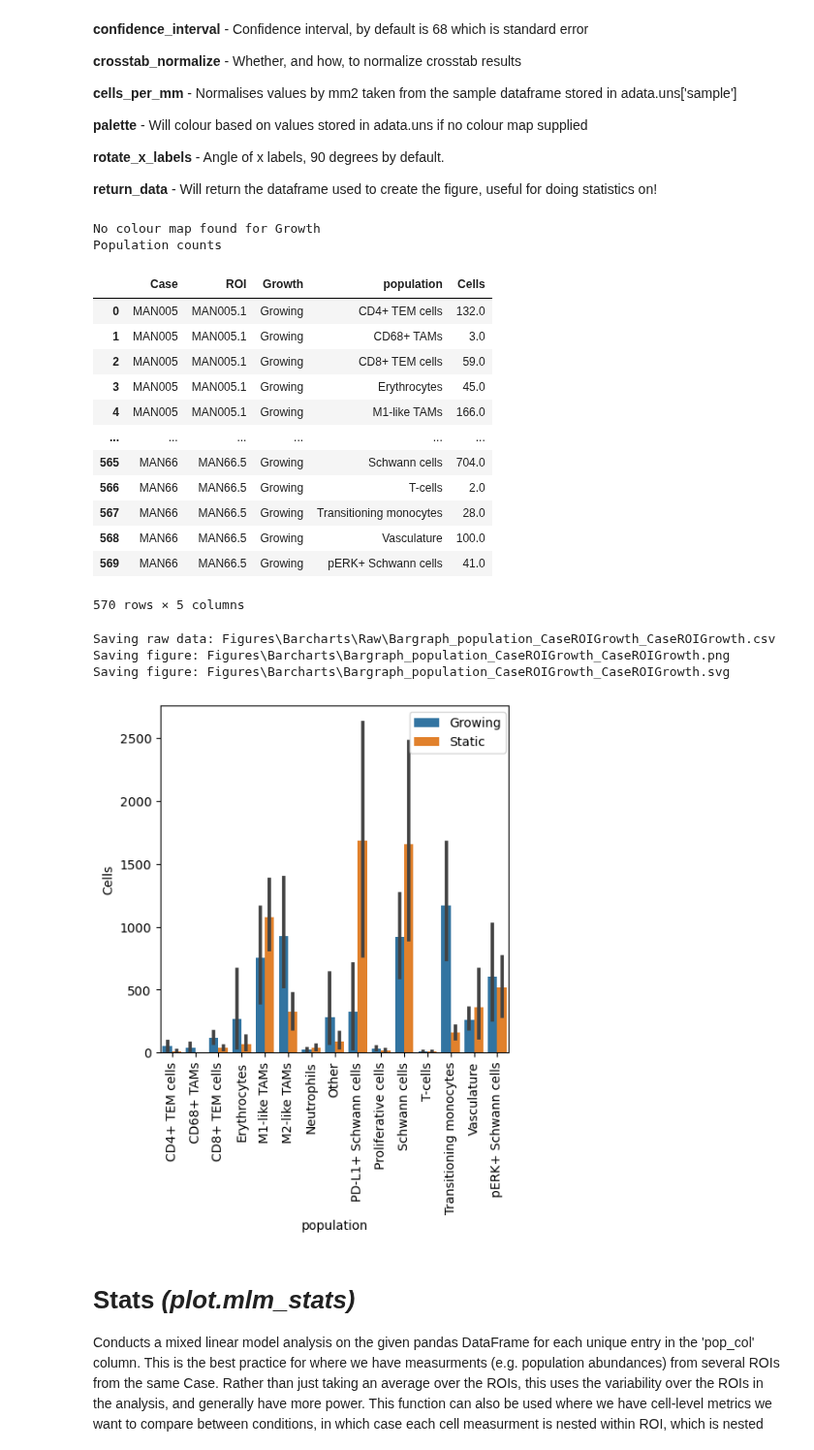
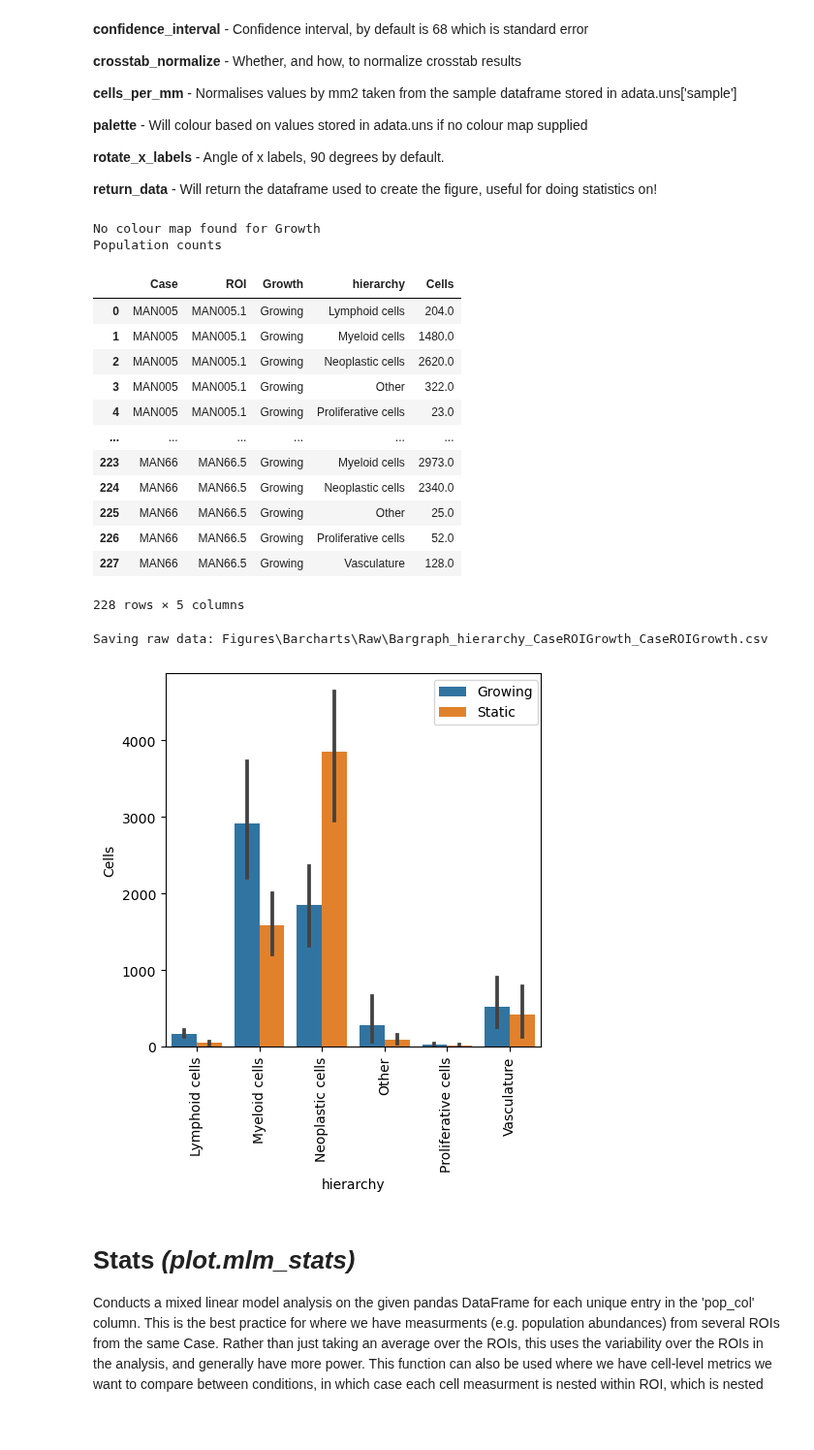
Before and after one commit to dr-michael-haley/imcanalysis, a Jupyter notebook: Mike_IMC_Pipeline/4. Plotting.ipynb, the cells around one changed output. Shown at 97% size. Cells and saved outputs as stored; diff of their text form; code cells hidden in the pictures; blank space fills up the shorter version.

```diff
--- a/Mike_IMC_Pipeline/4. Plotting.ipynb
+++ b/Mike_IMC_Pipeline/4. Plotting.ipynb
@@ -39,28 +39,26 @@ This plots bargraphs, either for population abundances, or for measured values.
 # %%
 data = plot.bargraph(adata,
                      hue='Growth',
-                     pop_col='population',
+                     pop_col='hierarchy',
                      return_data=True)
 # %% [output]
 No colour map found for Growth
 Population counts
-|  | Case | ROI | Growth | population | Cells |
-| 0 | MAN005 | MAN005.1 | Growing | CD4+ TEM cells | 132.0 |
-| 1 | MAN005 | MAN005.1 | Growing | CD68+ TAMs | 3.0 |
-| 2 | MAN005 | MAN005.1 | Growing | CD8+ TEM cells | 59.0 |
-| 3 | MAN005 | MAN005.1 | Growing | Erythrocytes | 45.0 |
-| 4 | MAN005 | MAN005.1 | Growing | M1-like TAMs | 166.0 |
+|  | Case | ROI | Growth | hierarchy | Cells |
+| 0 | MAN005 | MAN005.1 | Growing | Lymphoid cells | 204.0 |
+| 1 | MAN005 | MAN005.1 | Growing | Myeloid cells | 1480.0 |
+| 2 | MAN005 | MAN005.1 | Growing | Neoplastic cells | 2620.0 |
+| 3 | MAN005 | MAN005.1 | Growing | Other | 322.0 |
+| 4 | MAN005 | MAN005.1 | Growing | Proliferative cells | 23.0 |
 | ... | ... | ... | ... | ... | ... |
-| 565 | MAN66 | MAN66.5 | Growing | Schwann cells | 704.0 |
-| 566 | MAN66 | MAN66.5 | Growing | T-cells | 2.0 |
-| 567 | MAN66 | MAN66.5 | Growing | Transitioning monocytes | 28.0 |
-| 568 | MAN66 | MAN66.5 | Growing | Vasculature | 100.0 |
-| 569 | MAN66 | MAN66.5 | Growing | pERK+ Schwann cells | 41.0 |
+| 223 | MAN66 | MAN66.5 | Growing | Myeloid cells | 2973.0 |
+| 224 | MAN66 | MAN66.5 | Growing | Neoplastic cells | 2340.0 |
+| 225 | MAN66 | MAN66.5 | Growing | Other | 25.0 |
+| 226 | MAN66 | MAN66.5 | Growing | Proliferative cells | 52.0 |
+| 227 | MAN66 | MAN66.5 | Growing | Vasculature | 128.0 |
-570 rows × 5 columns
+228 rows × 5 columns
-Saving raw data: Figures\Barcharts\Raw\Bargraph_population_CaseROIGrowth_CaseROIGrowth.csv
-Saving figure: Figures\Barcharts\Bargraph_population_CaseROIGrowth_CaseROIGrowth.png
-Saving figure: Figures\Barcharts\Bargraph_population_CaseROIGrowth_CaseROIGrowth.svg
+Saving raw data: Figures\Barcharts\Raw\Bargraph_hierarchy_CaseROIGrowth_CaseROIGrowth.csv
-[figure, old version]
+[figure, new version]
 # %% [markdown]
 # Stats _(plot.mlm_stats)_
 Conducts a mixed linear model analysis on the given pandas DataFrame for each unique entry in the 'pop_col' column. This is the best practice for where we have measurments (e.g. population abundances) from several ROIs from the same Case. Rather than just taking an average over the ROIs, this uses the variability over the ROIs in the analysis, and generally have more power. This function can also be used where we have cell-level metrics we want to compare between conditions, in which case each cell measurment is nested within ROI, which is nested with Case.
```
Also changed, not shown: parts of 4 cells of this notebook, 1 other file.
